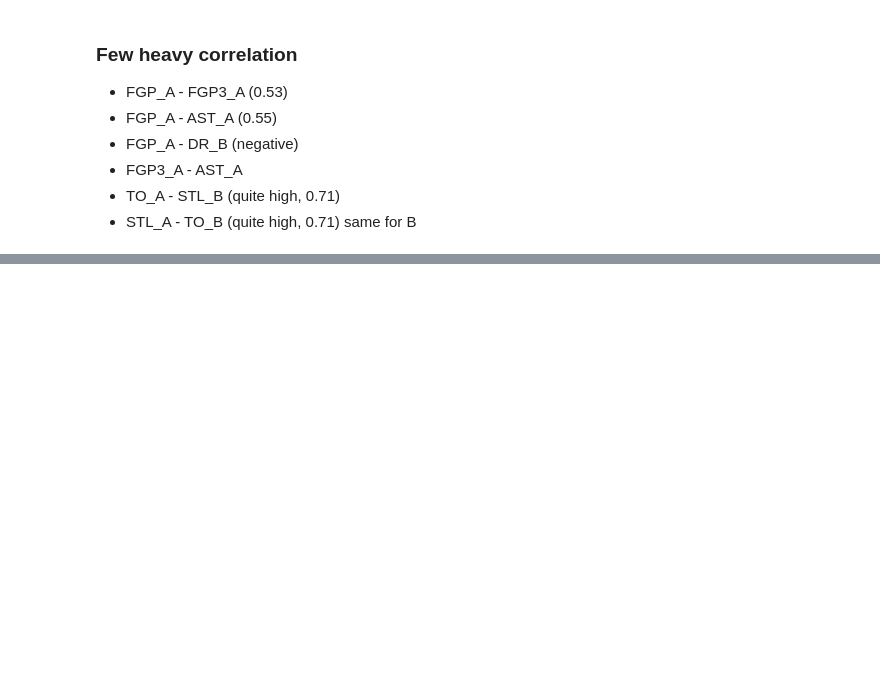
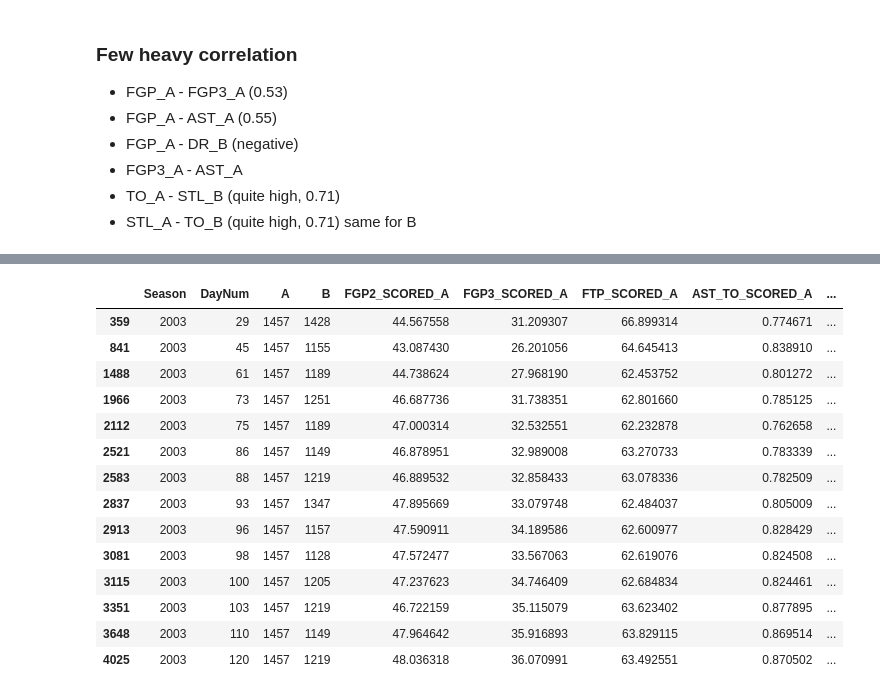
Before and after one commit to sidthakur08/mm-2023, a Jupyter notebook: data exp.ipynb, the cells around one changed output, grey strips where cells are left out. Cells and saved outputs as stored; diff of their text form; code cells hidden in the pictures; blank space fills up the shorter version.

```diff
--- a/data exp.ipynb
+++ b/data exp.ipynb
@@ -435,0 +502,19 @@ final_data.shape
+# %%
+data_03 = pd.read_csv('computed_data/data_03.csv')
+data_03[data_03['A']==1457]
+# %% [output]
+|  | Season | DayNum | A | B | FGP2_SCORED_A | FGP3_SCORED_A | FTP_SCORED_A | AST_TO_SCORED_A | ... |
+| 359 | 2003 | 29 | 1457 | 1428 | 44.567558 | 31.209307 | 66.899314 | 0.774671 | ... |
+| 841 | 2003 | 45 | 1457 | 1155 | 43.087430 | 26.201056 | 64.645413 | 0.838910 | ... |
+| 1488 | 2003 | 61 | 1457 | 1189 | 44.738624 | 27.968190 | 62.453752 | 0.801272 | ... |
+| 1966 | 2003 | 73 | 1457 | 1251 | 46.687736 | 31.738351 | 62.801660 | 0.785125 | ... |
+| 2112 | 2003 | 75 | 1457 | 1189 | 47.000314 | 32.532551 | 62.232878 | 0.762658 | ... |
+| 2521 | 2003 | 86 | 1457 | 1149 | 46.878951 | 32.989008 | 63.270733 | 0.783339 | ... |
+| 2583 | 2003 | 88 | 1457 | 1219 | 46.889532 | 32.858433 | 63.078336 | 0.782509 | ... |
+| 2837 | 2003 | 93 | 1457 | 1347 | 47.895669 | 33.079748 | 62.484037 | 0.805009 | ... |
+| 2913 | 2003 | 96 | 1457 | 1157 | 47.590911 | 34.189586 | 62.600977 | 0.828429 | ... |
+| 3081 | 2003 | 98 | 1457 | 1128 | 47.572477 | 33.567063 | 62.619076 | 0.824508 | ... |
+| 3115 | 2003 | 100 | 1457 | 1205 | 47.237623 | 34.746409 | 62.684834 | 0.824461 | ... |
+| 3351 | 2003 | 103 | 1457 | 1219 | 46.722159 | 35.115079 | 63.623402 | 0.877895 | ... |
+| 3648 | 2003 | 110 | 1457 | 1149 | 47.964642 | 35.916893 | 63.829115 | 0.869514 | ... |
+| 4025 | 2003 | 120 | 1457 | 1219 | 48.036318 | 36.070991 | 63.492551 | 0.870502 | ... |
```
Also changed, not shown: parts of 19 cells of this notebook.
